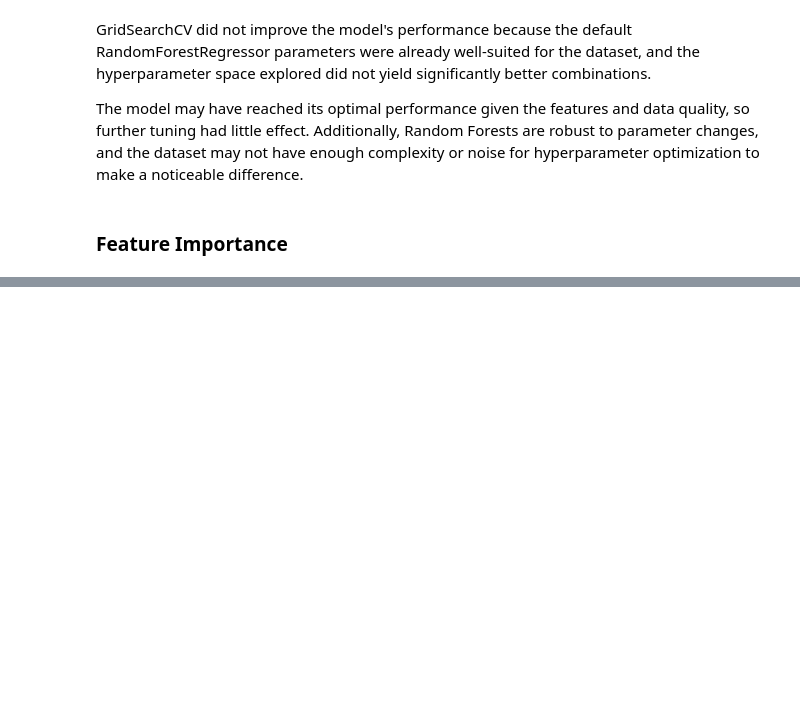
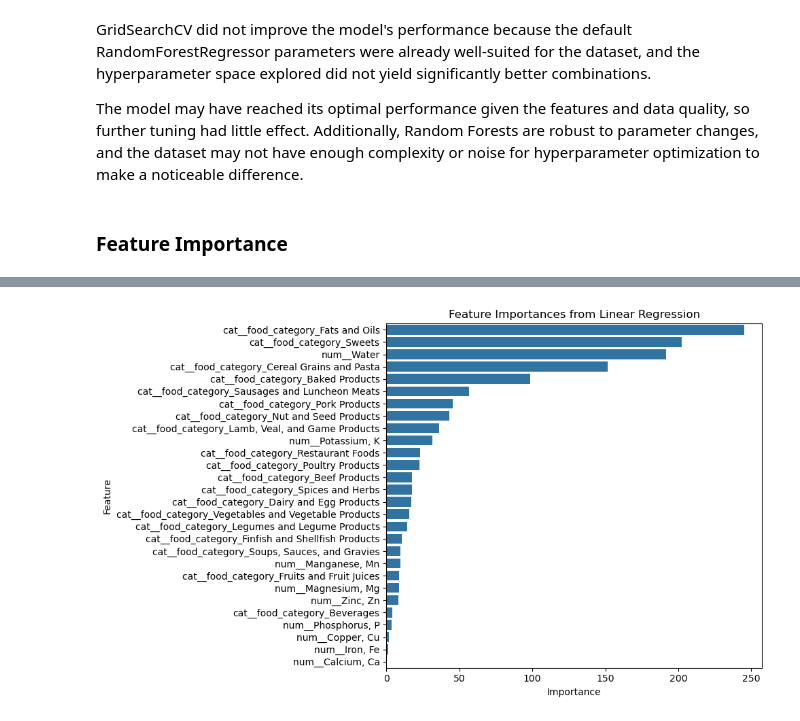
Before and after one commit to viniciusagsa/dsnd-project-01, a Jupyter notebook: data_analysis.ipynb, the cells around one changed output, grey strips where cells are left out. Saved outputs shown, nothing was run; the diff lists cells and outputs as text; code cells hidden in the pictures; blank space fills up the shorter version.

```diff
--- a/data_analysis.ipynb
+++ b/data_analysis.ipynb
@@ -603,0 +653,36 @@ The SHAP summary plots reveal the following insights regarding `calculated_energ
+# %%
+target = 'calculated_energy'
+features = foods.drop(columns=['fdc_id', 'description', 'Carbohydrate, by difference','Protein', 'Total lipid (fat)', target]).columns
+
+X_train, X_test, y_train, y_test = train_test_split(
+    foods[features],
+    foods[target],
+    test_size=0.2,
+    random_state=42)
+# %%
+# Identify categorical and numerical columns
+categorical_cols = X_train.select_dtypes(include=['object', 'category']).columns.tolist()
+numerical_cols = X_train.select_dtypes(include=['int64', 'float64']).columns.tolist()
+
+# Combine preprocessing steps
+preprocessor = ColumnTransformer(
+    transformers=[
+        ('num', numeric_transformer, numerical_cols),
+        ('cat', categorical_transformer, categorical_cols)
+    ])
+
+# Create a pipeline that first preprocesses the data
+pipeline_lr_mf = Pipeline([
+    ('preprocessor', preprocessor),
+    ('regressor', LinearRegression())
+])
+
+# Another pipeline with RandomForestRegressor
+pipeline_rf_mf = Pipeline([
+    ('preprocessor', preprocessor),
+    ('regressor', RandomForestRegressor(n_estimators=500, random_state=42, max_depth=10))
+])
+# %%
+# Train the models
+pipeline_lr_mf.fit(X_train, y_train)
+pipeline_rf_mf.fit(X_train, y_train)
@@ -603,0 +725,5 @@ The SHAP summary plots reveal the following insights regarding `calculated_energ
+# %%
+# Plot feature importances
+plot_feature_importance(pipeline_lr_mf, preprocessor.get_feature_names_out(), 'Linear Regression')
+# %% [output]
+[figure, added]
```
Also changed, not shown: parts of 32 cells of this notebook.
